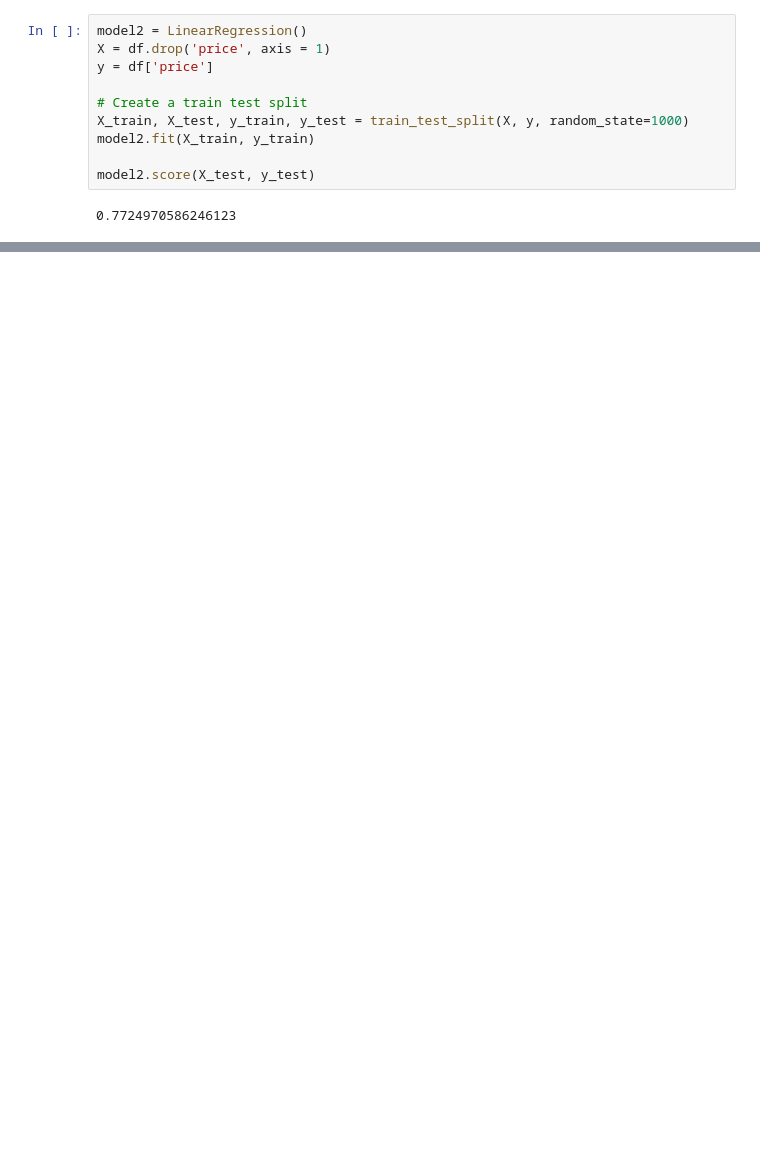
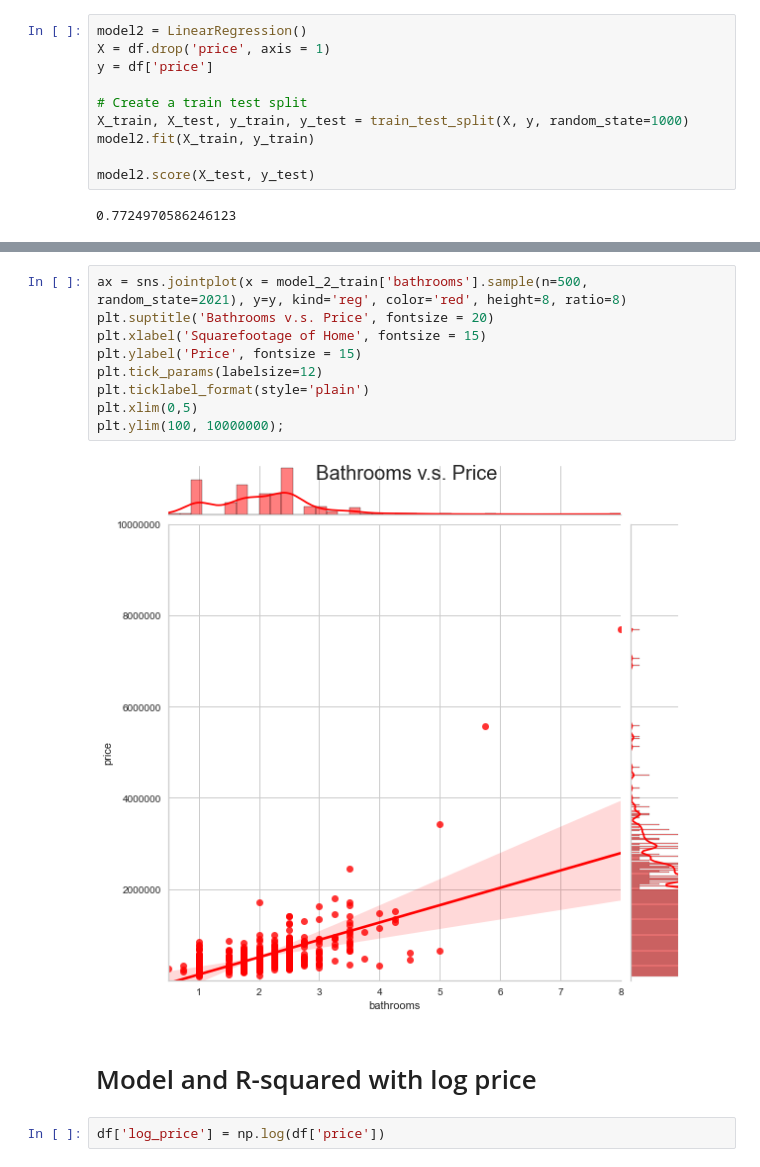
Before and after one commit to krbendol/bsc-phase-two-project, a Jupyter notebook: notebooks/exploratory/wil_dotson/model_zip.ipynb, the cells around one changed output, grey strips where cells are left out. Cells and saved outputs as stored; diff of their text form; blank space fills up the shorter version.

```diff
--- a/notebooks/exploratory/wil_dotson/model_zip.ipynb
+++ b/notebooks/exploratory/wil_dotson/model_zip.ipynb
@@ -746,0 +595,15 @@ ValueError: Boolean array expected for the condition, not object
+# %%
+ax = sns.jointplot(x = model_2_train['bathrooms'].sample(n=500, random_state=2021), y=y, kind='reg', color='red', height=8, ratio=8)
+plt.suptitle('Bathrooms v.s. Price', fontsize = 20)
+plt.xlabel('Squarefootage of Home', fontsize = 15)
+plt.ylabel('Price', fontsize = 15)
+plt.tick_params(labelsize=12)
+plt.ticklabel_format(style='plain')
+plt.xlim(0,5)
+plt.ylim(100, 10000000);
+# %% [output]
+[figure, added]
+# %% [markdown]
+# Model and R-squared with log price
+# %%
+df['log_price'] = np.log(df['price'])
```
Also changed, not shown: parts of 57 cells of this notebook, 1 other file.
